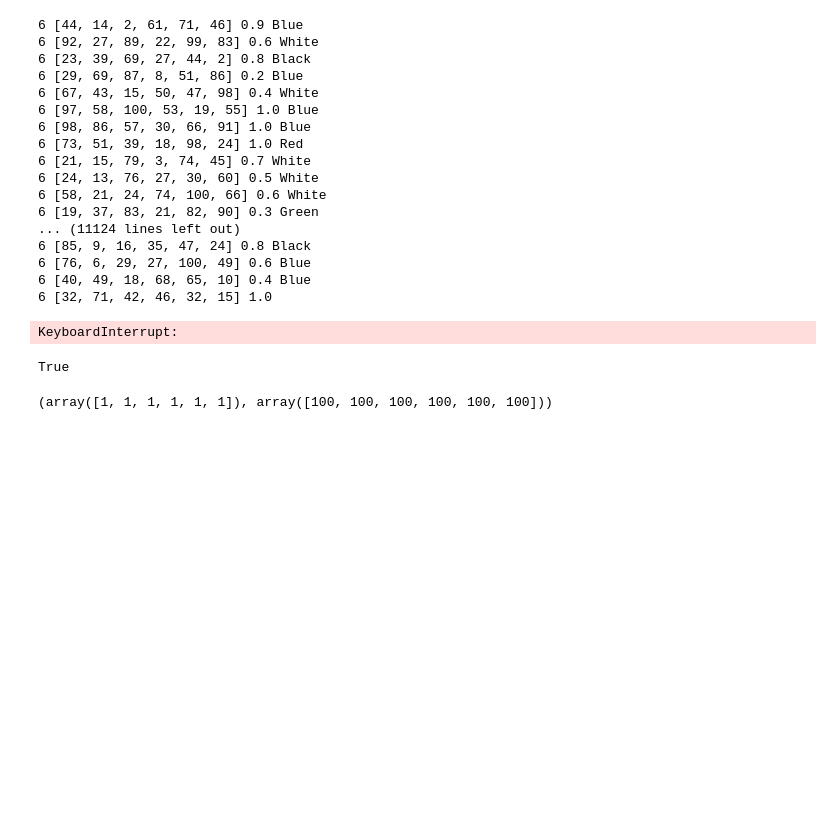
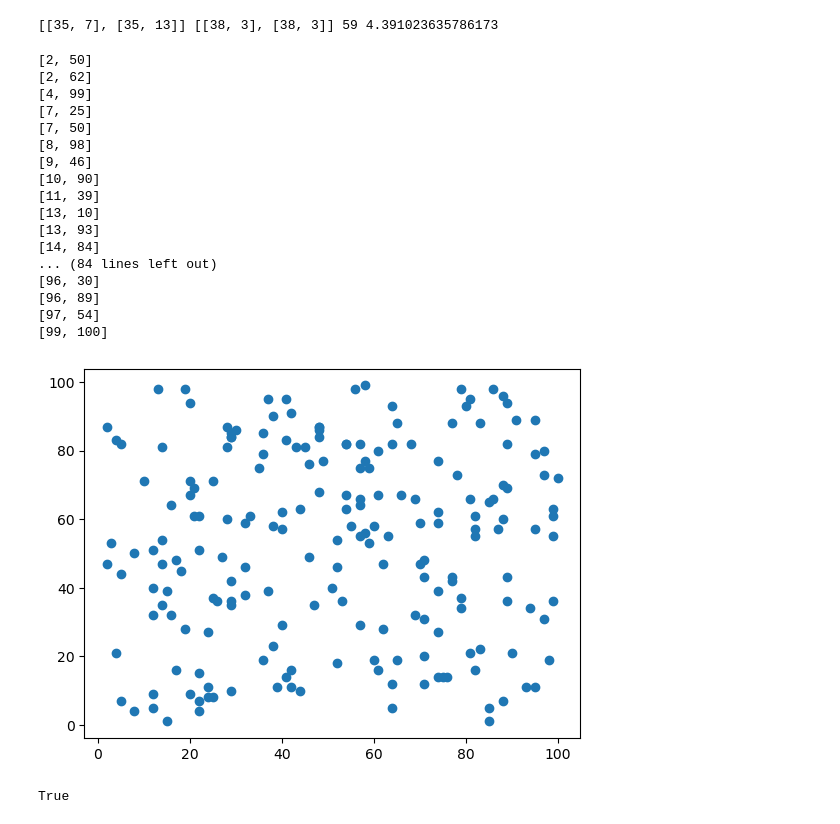
Before and after one commit to Chacha-Ramos/KDTreeResearch, a Jupyter notebook: Research/KDTree.ipynb, the cells around one changed output. Drawn from its saved outputs; the diff is of its cells as text; code cells hidden in the pictures; blank space fills up the shorter version.

Commit message:
Implement KDTree

```diff
--- a/Research/KDTree.ipynb
+++ b/Research/KDTree.ipynb
@@ -66,0 +178,8 @@ datapoints = [Datapoint([random.randint(1, 100), random.randint(1, 100), random.
+# %%
+data_colors = {str(i): random.uniform(1,10) for i in range(1, 201)}
+
+datapoints = [Datapoint([random.randint(1, 100), random.randint(1, 100)], color=random.choice( list(data_colors.keys()) ) ) for i in range(100)]
+# %%
+tree = KDTree()
+tree.build_tree(datapoints, data_colors)
+datapoints.sort(key=lambda pts: pts.coordinate)
@@ -67,22 +202,29 @@ datapoints = [Datapoint([random.randint(1, 100), random.randint(1, 100), random.
+# %%
+test = tree.level1_random_selection(([34, 56], [38, 3]))
+if test.datapoint is not None:
+    print(test.datapoint.coordinate, test.color, data_colors[test.color])
+else:
+    print(test.left_rectangle, test.right_rectangle, test.color, data_colors[test.color])
+# %% [output]
+[[35, 7], [35, 13]] [[38, 3], [38, 3]] 59 4.391023635786173
 # %%
 for datapoint in datapoints:
-    print(len(datapoint.coordinate), datapoint.coordinate, datapoint.weight, datapoint.color)
+    print(datapoint.coordinate)
 # %% [output]
-6 [44, 14, 2, 61, 71, 46] 0.9 Blue
-6 [92, 27, 89, 22, 99, 83] 0.6 White
-6 [23, 39, 69, 27, 44, 2] 0.8 Black
-6 [29, 69, 87, 8, 51, 86] 0.2 Blue
-6 [67, 43, 15, 50, 47, 98] 0.4 White
-6 [97, 58, 100, 53, 19, 55] 1.0 Blue
-6 [98, 86, 57, 30, 66, 91] 1.0 Blue
-6 [73, 51, 39, 18, 98, 24] 1.0 Red
-6 [21, 15, 79, 3, 74, 45] 0.7 White
-6 [24, 13, 76, 27, 30, 60] 0.5 White
-6 [58, 21, 24, 74, 100, 66] 0.6 White
-6 [19, 37, 83, 21, 82, 90] 0.3 Green
-... (11124 lines left out)
-6 [85, 9, 16, 35, 47, 24] 0.8 Black
-6 [76, 6, 29, 27, 100, 49] 0.6 Blue
-6 [40, 49, 18, 68, 65, 10] 0.4 Blue
-6 [32, 71, 42, 46, 32, 15] 1.0
+[2, 50]
+[2, 62]
+[4, 99]
+[7, 25]
+[7, 50]
+[8, 98]
+[9, 46]
+[10, 90]
+[11, 39]
+[13, 10]
+[13, 93]
+[14, 84]
+... (84 lines left out)
+[96, 30]
+[96, 89]
+[97, 54]
+[99, 100]
-KeyboardInterrupt:
@@ -92,3 +231,17 @@ tree.build_tree(datapoints)
+# %%
+# Let's say we have the following list of coordinates:
+crds = [dp.coordinate for dp in datapoints]
+
+# We can separate these into two lists of x and y coordinates using the zip function:
+x, y = zip(*crds)
+
+# Now we can create a scatter plot of these coordinates:
+plt.scatter(x, y)
+
+# And finally display the plot:
+plt.show()
+# %% [output]
+[figure, added]
 # %%
 def is_balanced(root):
     def check(node):
@@ -105,7 +258,3 @@ def is_balanced(root):
 is_balanced(tree.root)
 # %% [output]
 True
-# %%
-print(tree.root.rectangle)
-# %% [output]
-(array([1, 1, 1, 1, 1, 1]), array([100, 100, 100, 100, 100, 100]))
```
Also changed, not shown: parts of 6 cells of this notebook.
